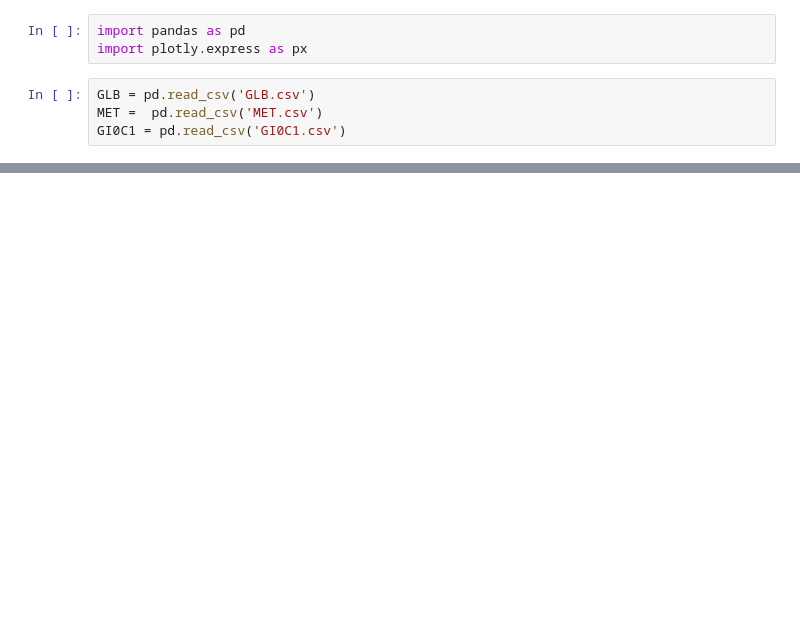
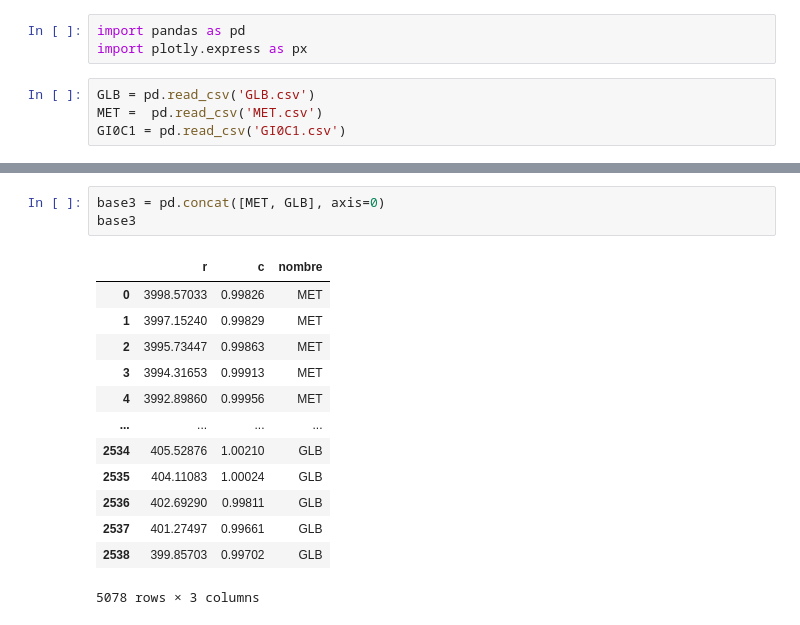
Before and after one commit to luisguib22/dplython, a Jupyter notebook: GraficasTesis.ipynb, the cells around one changed output, grey strips where cells are left out. Cells and saved outputs as stored; diff of their text form; blank space fills up the shorter version.

```diff
--- a/GraficasTesis.ipynb
+++ b/GraficasTesis.ipynb
@@ -47,0 +70,17 @@ graf.show()
+# %%
+base3 = pd.concat([MET, GLB], axis=0)
+base3
+# %% [output]
+|  | r | c | nombre |
+| 0 | 3998.57033 | 0.99826 | MET |
+| 1 | 3997.15240 | 0.99829 | MET |
+| 2 | 3995.73447 | 0.99863 | MET |
+| 3 | 3994.31653 | 0.99913 | MET |
+| 4 | 3992.89860 | 0.99956 | MET |
+| ... | ... | ... | ... |
+| 2534 | 405.52876 | 1.00210 | GLB |
+| 2535 | 404.11083 | 1.00024 | GLB |
+| 2536 | 402.69290 | 0.99811 | GLB |
+| 2537 | 401.27497 | 0.99661 | GLB |
+| 2538 | 399.85703 | 0.99702 | GLB |
+5078 rows × 3 columns
```
Also changed, not shown: parts of 6 cells of this notebook.
